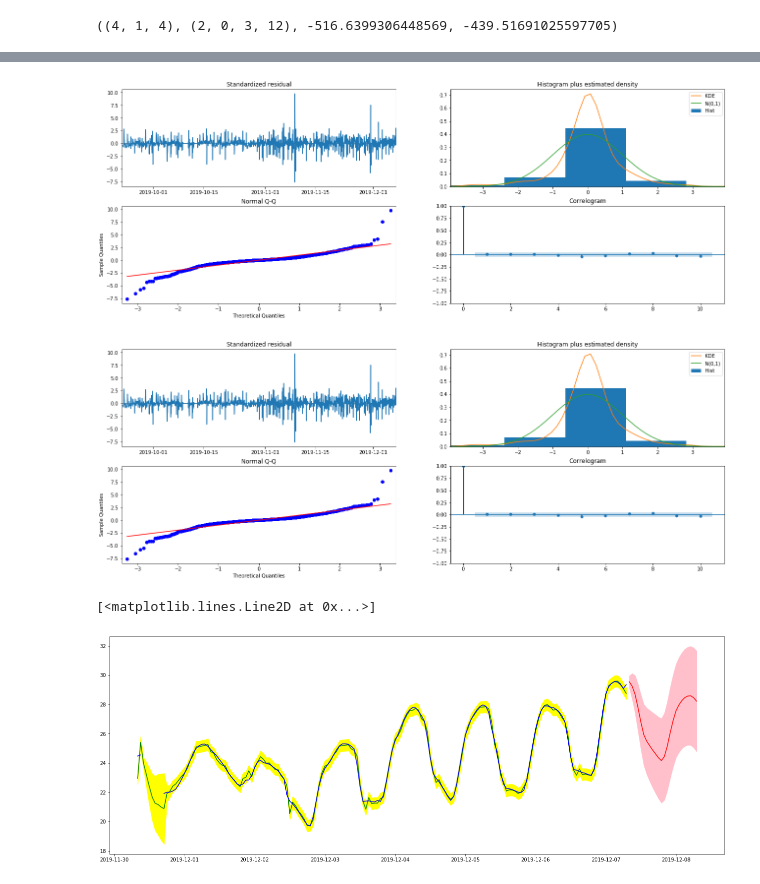
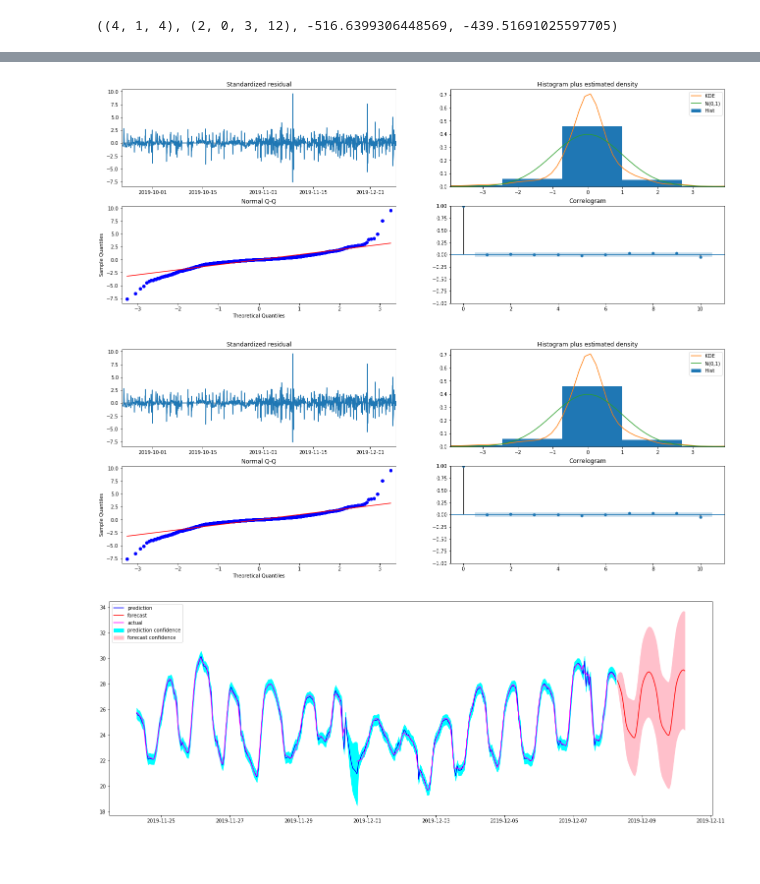
Before and after one commit to neozenith/temperature-timeseries, a Jupyter notebook: analysis.ipynb, the cells around one changed output, grey strips where cells are left out. Cells and saved outputs as stored; diff of their text form; code cells hidden in the pictures; blank space fills up the shorter version.

```diff
--- a/analysis.ipynb
+++ b/analysis.ipynb
@@ -336,6 +287,8 @@ pdq, PDQS, aic, bic
 # %% [output]
 ((4, 1, 4), (2, 0, 3, 12), -516.6399306448569, -439.51691025597705)
 # %%
+pdq = (4,1,4)
+PDQS = (2,0,3,12)
 model = SARIMAX(df_temp['value'], order=pdq, seasonal_order=PDQS)
 results = model.fit()
 results.summary()
@@ -372,16 +325,18 @@ Warnings:
 # %%
 results.plot_diagnostics(figsize=(22,8))
 # %% [output]
-[figure, old version]
+[figure, new version]
-[figure, old version]
+[figure, new version]
 # %%
-actual = df_temp[-168:]
+lookback = -1 * 24 * 14
+lookahead = 24 * 2
+actual = df_temp[lookback:]
 
-prediction = results.get_prediction(start=-168, dynamic=False)
+prediction = results.get_prediction(start=lookback, dynamic=False)
 prediction_mean = prediction.predicted_mean
 prediction_ci = prediction.conf_int()
 
-forecast = results.get_forecast(steps=24, dynamic=True)
+forecast = results.get_forecast(steps=lookahead, dynamic=True)
 forecast_mean = forecast.predicted_mean
 forecast_ci = forecast.conf_int()
 
@@ -391,36 +346,39 @@ plt.figure(figsize=(22,8))
 
 plt.plot(
     prediction_mean.index,
     prediction_mean.values,
-    color='green',
+    color='blue',
     label='prediction'
 )
 plt.fill_between(
     prediction_ci.index,
     prediction_ci['lower value'],
     prediction_ci['upper value'],
-    color='yellow'
+    color='cyan',
+    label='prediction confidence'
 )
 
 plt.plot(
     forecast_mean.index,
     forecast_mean.values,
     color='red',
     label='forecast'
 )
 plt.fill_between(
     forecast_ci.index,
     forecast_ci['lower value'],
     forecast_ci['upper value'],
-    color='pink'
+    color='pink',
+    label='forecast confidence'
 )
 
 plt.plot(
     actual.index,
     actual['value'],
-    color='blue',
+    color='magenta',
     label='actual'
 )
+plt.legend(loc="upper left")
+plt.show()
 # %% [output]
-[<matplotlib.lines.Line2D at 0x...>]
-[figure, old version]
+[figure, new version]
```
Also changed, not shown: parts of 9 cells of this notebook, 1 other file.
